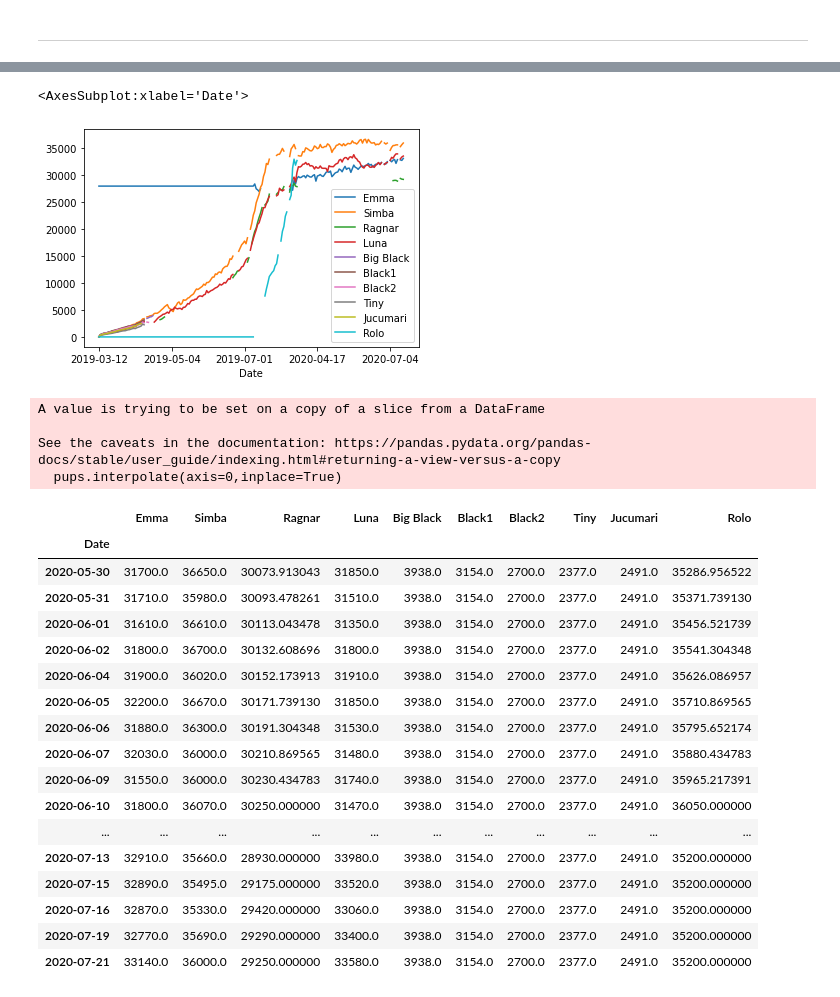
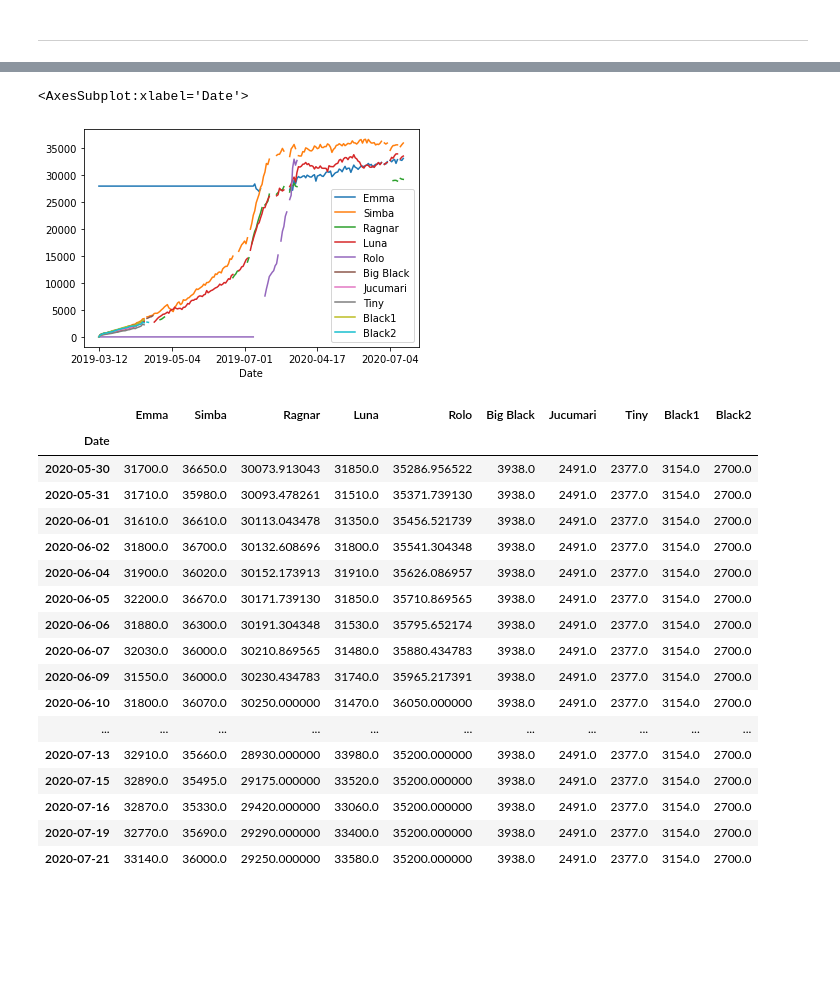
Before and after one commit to andresberejnoi/PublicNotebooks, a Jupyter notebook: Puppy Bar Chart Race/Puppy Bar Chart Race.ipynb, the cells around one changed output, grey strips where cells are left out. Drawn from its saved outputs; the diff is of its cells as text; code cells hidden in the pictures; blank space fills up the shorter version.

```diff
--- a/Puppy Bar Chart Race/Puppy Bar Chart Race.ipynb
+++ b/Puppy Bar Chart Race/Puppy Bar Chart Race.ipynb
@@ -31,3 +33,3 @@ ModuleNotFoundError: No module named 'PIL'
 # %%
 #read data
-pups_raw = pd.read_csv("puppy_weights.csv").set_index('Date')
+pups_df = pd.read_csv("puppy_weights.csv").set_index('Date')
@@ -58,32 +36,28 @@ pups.head(20)
 # %%
-pups.plot()
+pups_df.plot()
 # %% [output]
 <AxesSubplot:xlabel='Date'>
-[figure, old version]
+[figure, new version]
 # %%
-pups.interpolate(axis=0,inplace=True)
-pups.tail(30)
+pups_df.interpolate(axis=0,inplace=True)
+pups_df.tail(30)
 # %% [output]
-A value is trying to be set on a copy of a slice from a DataFrame
-
-See the caveats in the documentation: https://pandas.pydata.org/pandas-docs/stable/user_guide/indexing.html#returning-a-view-versus-a-copy
-  pups.interpolate(axis=0,inplace=True)
-|  | Emma | Simba | Ragnar | Luna | Big Black | Black1 | Black2 | Tiny | Jucumari | Rolo |
+|  | Emma | Simba | Ragnar | Luna | Rolo | Big Black | Jucumari | Tiny | Black1 | Black2 |
 | Date |  |  |  |  |  |  |  |  |  |  |
-| 2020-05-30 | 31700.0 | 36650.0 | 30073.913043 | 31850.0 | 3938.0 | 3154.0 | 2700.0 | 2377.0 | 2491.0 | 35286.956522 |
-| 2020-05-31 | 31710.0 | 35980.0 | 30093.478261 | 31510.0 | 3938.0 | 3154.0 | 2700.0 | 2377.0 | 2491.0 | 35371.739130 |
-| 2020-06-01 | 31610.0 | 36610.0 | 30113.043478 | 31350.0 | 3938.0 | 3154.0 | 2700.0 | 2377.0 | 2491.0 | 35456.521739 |
-| 2020-06-02 | 31800.0 | 36700.0 | 30132.608696 | 31800.0 | 3938.0 | 3154.0 | 2700.0 | 2377.0 | 2491.0 | 35541.304348 |
-| 2020-06-04 | 31900.0 | 36020.0 | 30152.173913 | 31910.0 | 3938.0 | 3154.0 | 2700.0 | 2377.0 | 2491.0 | 35626.086957 |
-| 2020-06-05 | 32200.0 | 36670.0 | 30171.739130 | 31850.0 | 3938.0 | 3154.0 | 2700.0 | 2377.0 | 2491.0 | 35710.869565 |
-| 2020-06-06 | 31880.0 | 36300.0 | 30191.304348 | 31530.0 | 3938.0 | 3154.0 | 2700.0 | 2377.0 | 2491.0 | 35795.652174 |
-| 2020-06-07 | 32030.0 | 36000.0 | 30210.869565 | 31480.0 | 3938.0 | 3154.0 | 2700.0 | 2377.0 | 2491.0 | 35880.434783 |
-| 2020-06-09 | 31550.0 | 36000.0 | 30230.434783 | 31740.0 | 3938.0 | 3154.0 | 2700.0 | 2377.0 | 2491.0 | 35965.217391 |
-| 2020-06-10 | 31800.0 | 36070.0 | 30250.000000 | 31470.0 | 3938.0 | 3154.0 | 2700.0 | 2377.0 | 2491.0 | 36050.000000 |
+| 2020-05-30 | 31700.0 | 36650.0 | 30073.913043 | 31850.0 | 35286.956522 | 3938.0 | 2491.0 | 2377.0 | 3154.0 | 2700.0 |
+| 2020-05-31 | 31710.0 | 35980.0 | 30093.478261 | 31510.0 | 35371.739130 | 3938.0 | 2491.0 | 2377.0 | 3154.0 | 2700.0 |
+| 2020-06-01 | 31610.0 | 36610.0 | 30113.043478 | 31350.0 | 35456.521739 | 3938.0 | 2491.0 | 2377.0 | 3154.0 | 2700.0 |
+| 2020-06-02 | 31800.0 | 36700.0 | 30132.608696 | 31800.0 | 35541.304348 | 3938.0 | 2491.0 | 2377.0 | 3154.0 | 2700.0 |
+| 2020-06-04 | 31900.0 | 36020.0 | 30152.173913 | 31910.0 | 35626.086957 | 3938.0 | 2491.0 | 2377.0 | 3154.0 | 2700.0 |
+| 2020-06-05 | 32200.0 | 36670.0 | 30171.739130 | 31850.0 | 35710.869565 | 3938.0 | 2491.0 | 2377.0 | 3154.0 | 2700.0 |
+| 2020-06-06 | 31880.0 | 36300.0 | 30191.304348 | 31530.0 | 35795.652174 | 3938.0 | 2491.0 | 2377.0 | 3154.0 | 2700.0 |
+| 2020-06-07 | 32030.0 | 36000.0 | 30210.869565 | 31480.0 | 35880.434783 | 3938.0 | 2491.0 | 2377.0 | 3154.0 | 2700.0 |
+| 2020-06-09 | 31550.0 | 36000.0 | 30230.434783 | 31740.0 | 35965.217391 | 3938.0 | 2491.0 | 2377.0 | 3154.0 | 2700.0 |
+| 2020-06-10 | 31800.0 | 36070.0 | 30250.000000 | 31470.0 | 36050.000000 | 3938.0 | 2491.0 | 2377.0 | 3154.0 | 2700.0 |
 | ... | ... | ... | ... | ... | ... | ... | ... | ... | ... | ... |
-| 2020-07-13 | 32910.0 | 35660.0 | 28930.000000 | 33980.0 | 3938.0 | 3154.0 | 2700.0 | 2377.0 | 2491.0 | 35200.000000 |
-| 2020-07-15 | 32890.0 | 35495.0 | 29175.000000 | 33520.0 | 3938.0 | 3154.0 | 2700.0 | 2377.0 | 2491.0 | 35200.000000 |
-| 2020-07-16 | 32870.0 | 35330.0 | 29420.000000 | 33060.0 | 3938.0 | 3154.0 | 2700.0 | 2377.0 | 2491.0 | 35200.000000 |
-| 2020-07-19 | 32770.0 | 35690.0 | 29290.000000 | 33400.0 | 3938.0 | 3154.0 | 2700.0 | 2377.0 | 2491.0 | 35200.000000 |
-| 2020-07-21 | 33140.0 | 36000.0 | 29250.000000 | 33580.0 | 3938.0 | 3154.0 | 2700.0 | 2377.0 | 2491.0 | 35200.000000 |
+| 2020-07-13 | 32910.0 | 35660.0 | 28930.000000 | 33980.0 | 35200.000000 | 3938.0 | 2491.0 | 2377.0 | 3154.0 | 2700.0 |
+| 2020-07-15 | 32890.0 | 35495.0 | 29175.000000 | 33520.0 | 35200.000000 | 3938.0 | 2491.0 | 2377.0 | 3154.0 | 2700.0 |
+| 2020-07-16 | 32870.0 | 35330.0 | 29420.000000 | 33060.0 | 35200.000000 | 3938.0 | 2491.0 | 2377.0 | 3154.0 | 2700.0 |
+| 2020-07-19 | 32770.0 | 35690.0 | 29290.000000 | 33400.0 | 35200.000000 | 3938.0 | 2491.0 | 2377.0 | 3154.0 | 2700.0 |
+| 2020-07-21 | 33140.0 | 36000.0 | 29250.000000 | 33580.0 | 35200.000000 | 3938.0 | 2491.0 | 2377.0 | 3154.0 | 2700.0 |
 # %%
```
Also changed, not shown: parts of 5 cells of this notebook.
